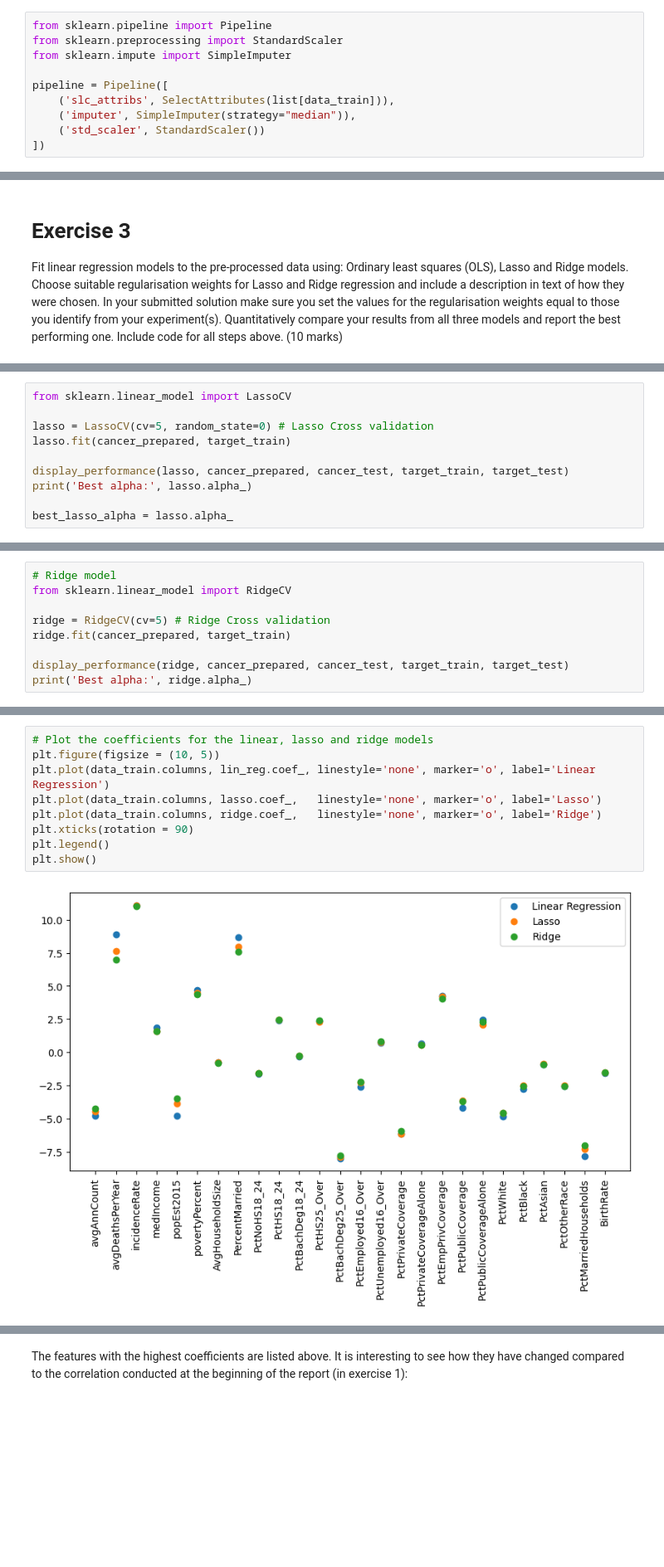
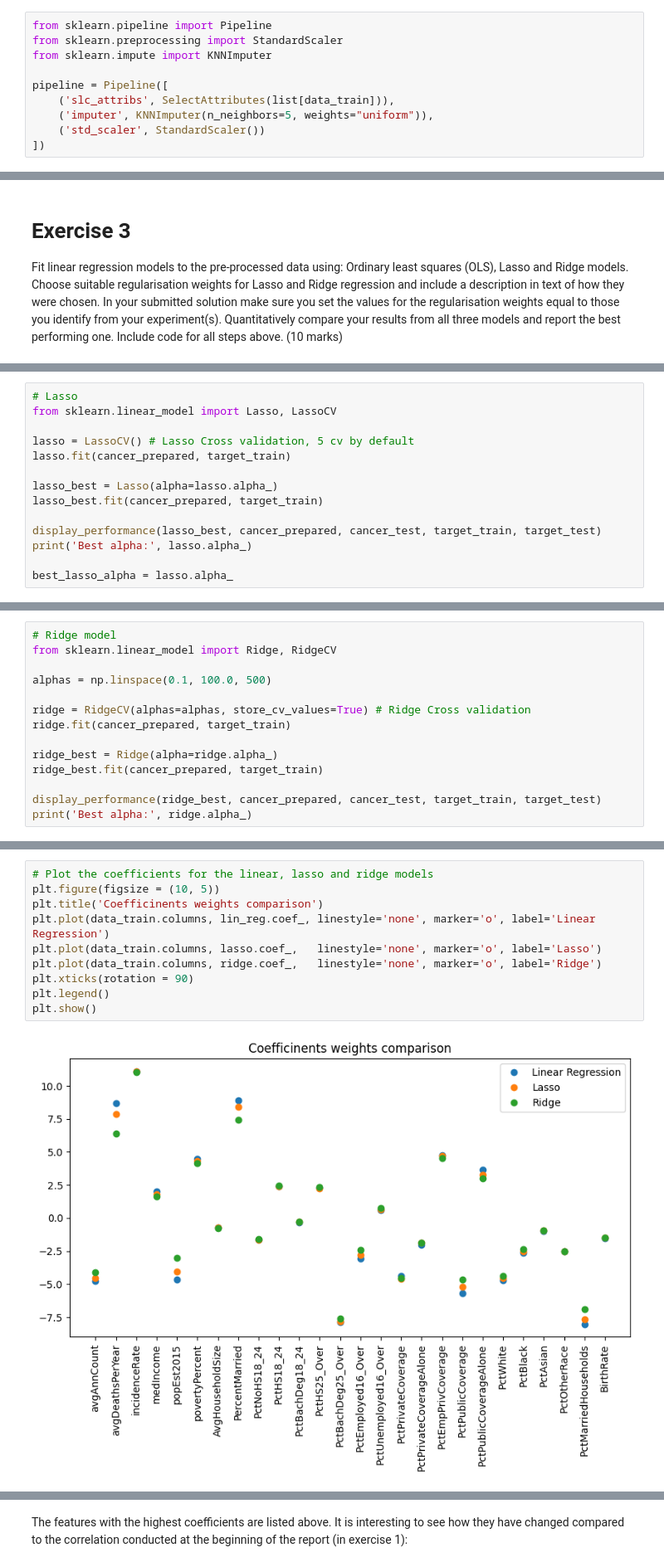
Before and after one commit to AlexandraPosta/machie-learning-pipeline, a Jupyter notebook: COMP3611_Coursework_Assessment.ipynb, the cells around one changed output, grey strips where cells are left out. Shown at 83% size. Cells and saved outputs as stored; diff of their text form; blank space fills up the shorter version.

```diff
--- a/COMP3611_Coursework_Assessment.ipynb
+++ b/COMP3611_Coursework_Assessment.ipynb
@@ -409,11 +410,11 @@ class SelectAttributes(BaseEstimator):
 # %%
 from sklearn.pipeline import Pipeline
 from sklearn.preprocessing import StandardScaler
-from sklearn.impute import SimpleImputer
+from sklearn.impute import KNNImputer
 
 pipeline = Pipeline([
     ('slc_attribs', SelectAttributes(list[data_train])),
-    ('imputer', SimpleImputer(strategy="median")),
+    ('imputer', KNNImputer(n_neighbors=5, weights="uniform")),
     ('std_scaler', StandardScaler())
 ])
 # %%
@@ -488,11 +488,15 @@ L(w) = {\frac{1}{2n}} \sum^n_{i=1} (y_i - Xw)^2 + \lambda \sum^n_{j=1} w
 $$
 # %%
-from sklearn.linear_model import LassoCV
+# Lasso
+from sklearn.linear_model import Lasso, LassoCV
 
-lasso = LassoCV(cv=5, random_state=0) # Lasso Cross validation
+lasso = LassoCV() # Lasso Cross validation, 5 cv by default
 lasso.fit(cancer_prepared, target_train)
 
-display_performance(lasso, cancer_prepared, cancer_test, target_train, target_test)
+lasso_best = Lasso(alpha=lasso.alpha_)
+lasso_best.fit(cancer_prepared, target_train)
+
+display_performance(lasso_best, cancer_prepared, cancer_test, target_train, target_test)
 print('Best alpha:', lasso.alpha_)
 
 best_lasso_alpha = lasso.alpha_
@@ -510,10 +536,15 @@ $$
 # %%
 # Ridge model
-from sklearn.linear_model import RidgeCV
+from sklearn.linear_model import Ridge, RidgeCV
 
-ridge = RidgeCV(cv=5) # Ridge Cross validation
+alphas = np.linspace(0.1, 100.0, 500)
+
+ridge = RidgeCV(alphas=alphas, store_cv_values=True) # Ridge Cross validation
 ridge.fit(cancer_prepared, target_train)
 
-display_performance(ridge, cancer_prepared, cancer_test, target_train, target_test)
+ridge_best = Ridge(alpha=ridge.alpha_)
+ridge_best.fit(cancer_prepared, target_train)
+
+display_performance(ridge_best, cancer_prepared, cancer_test, target_train, target_test)
 print('Best alpha:', ridge.alpha_)
 # %% [output]
@@ -527,11 +576,12 @@ The Lasso and Ridge regressions are used to minimize the weights of the model. T
 # %%
 # Plot the coefficients for the linear, lasso and ridge models
 plt.figure(figsize = (10, 5))
+plt.title('Coefficinents weights comparison')
 plt.plot(data_train.columns, lin_reg.coef_, linestyle='none', marker='o', label='Linear Regression')
 plt.plot(data_train.columns, lasso.coef_,   linestyle='none', marker='o', label='Lasso')
 plt.plot(data_train.columns, ridge.coef_,   linestyle='none', marker='o', label='Ridge')
 plt.xticks(rotation = 90)
 plt.legend()
 plt.show()
 # %% [output]
-[figure, old version]
+[figure, new version]
```
Also changed, not shown: parts of 48 cells of this notebook.
